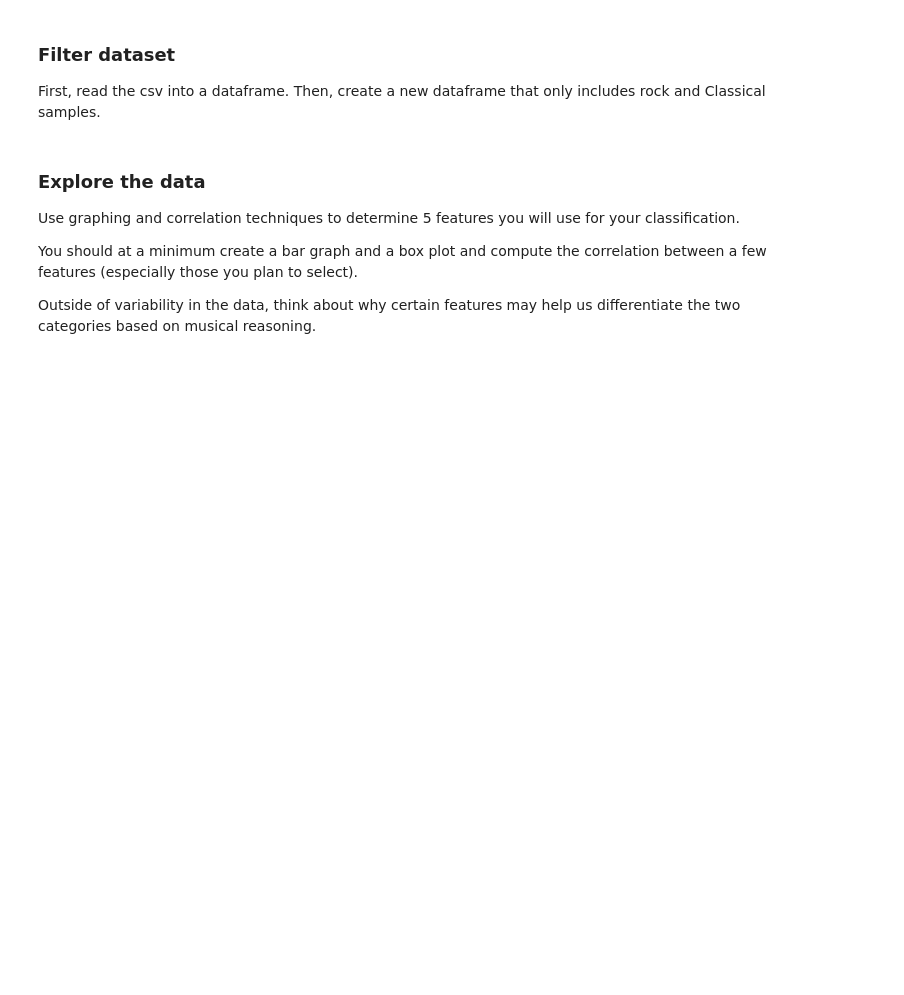
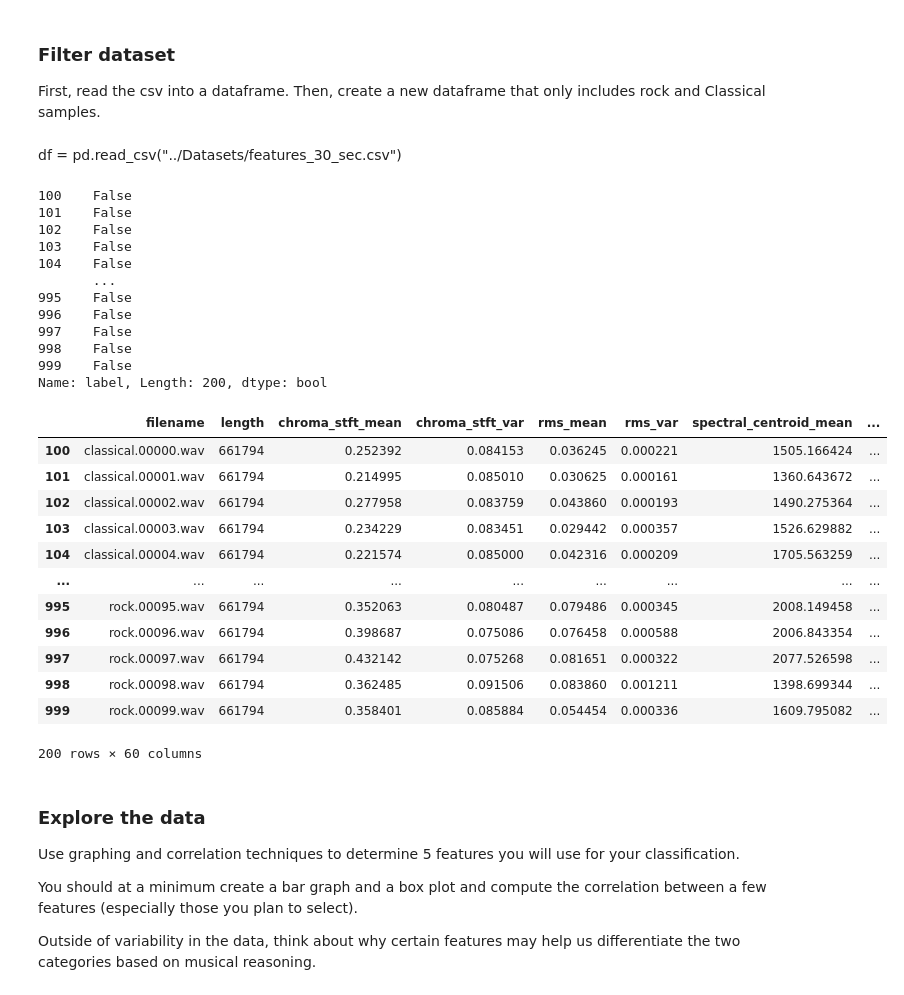
Before and after one commit to jalynf706-dot/AudioTechII, a Jupyter notebook: Activities/Activity7_PandasRegression.ipynb, the cells around one changed output. Saved outputs shown, nothing was run; the diff lists cells and outputs as text; code cells hidden in the pictures; blank space fills up the shorter version.

```diff
--- a/Activities/Activity7_PandasRegression.ipynb
+++ b/Activities/Activity7_PandasRegression.ipynb
@@ -8,6 +20,41 @@ In this activity, you will build a binomial classifier with logistic regression.
 ### Filter dataset
 
 First, read the csv into a dataframe. Then, create a new dataframe that only includes rock and Classical samples.
+# %% [markdown]
+df = pd.read_csv("../Datasets/features_30_sec.csv")
+# %%
+df = pd.read_csv("../Datasets/features_30_sec.csv")
+
+df_filtered = df[(df["label"] == "classical") | (df["label"] == "rock")]
+
+print(df_filtered["label"].isin(df_filtered))
+df_filtered
+# %% [output]
+100    False
+101    False
+102    False
+103    False
+104    False
+       ...
+995    False
+996    False
+997    False
+998    False
+999    False
+Name: label, Length: 200, dtype: bool
+|  | filename | length | chroma_stft_mean | chroma_stft_var | rms_mean | rms_var | spectral_centroid_mean | ... |
+| 100 | classical.00000.wav | 661794 | 0.252392 | 0.084153 | 0.036245 | 0.000221 | 1505.166424 | ... |
+| 101 | classical.00001.wav | 661794 | 0.214995 | 0.085010 | 0.030625 | 0.000161 | 1360.643672 | ... |
+| 102 | classical.00002.wav | 661794 | 0.277958 | 0.083759 | 0.043860 | 0.000193 | 1490.275364 | ... |
+| 103 | classical.00003.wav | 661794 | 0.234229 | 0.083451 | 0.029442 | 0.000357 | 1526.629882 | ... |
+| 104 | classical.00004.wav | 661794 | 0.221574 | 0.085000 | 0.042316 | 0.000209 | 1705.563259 | ... |
+| ... | ... | ... | ... | ... | ... | ... | ... | ... |
+| 995 | rock.00095.wav | 661794 | 0.352063 | 0.080487 | 0.079486 | 0.000345 | 2008.149458 | ... |
+| 996 | rock.00096.wav | 661794 | 0.398687 | 0.075086 | 0.076458 | 0.000588 | 2006.843354 | ... |
+| 997 | rock.00097.wav | 661794 | 0.432142 | 0.075268 | 0.081651 | 0.000322 | 2077.526598 | ... |
+| 998 | rock.00098.wav | 661794 | 0.362485 | 0.091506 | 0.083860 | 0.001211 | 1398.699344 | ... |
+| 999 | rock.00099.wav | 661794 | 0.358401 | 0.085884 | 0.054454 | 0.000336 | 1609.795082 | ... |
+200 rows × 60 columns
 # %% [markdown]
 ### Explore the data
 
```
Also changed, not shown: parts of 12 cells of this notebook.
